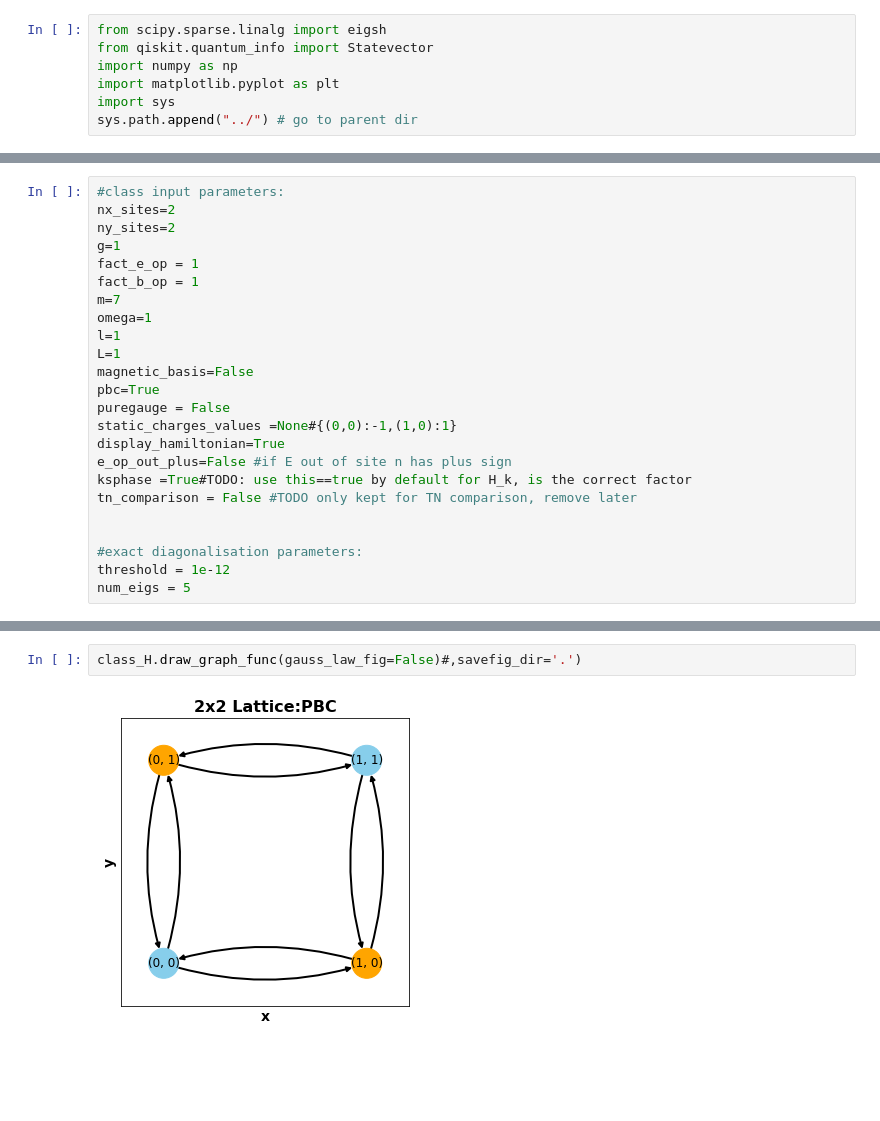
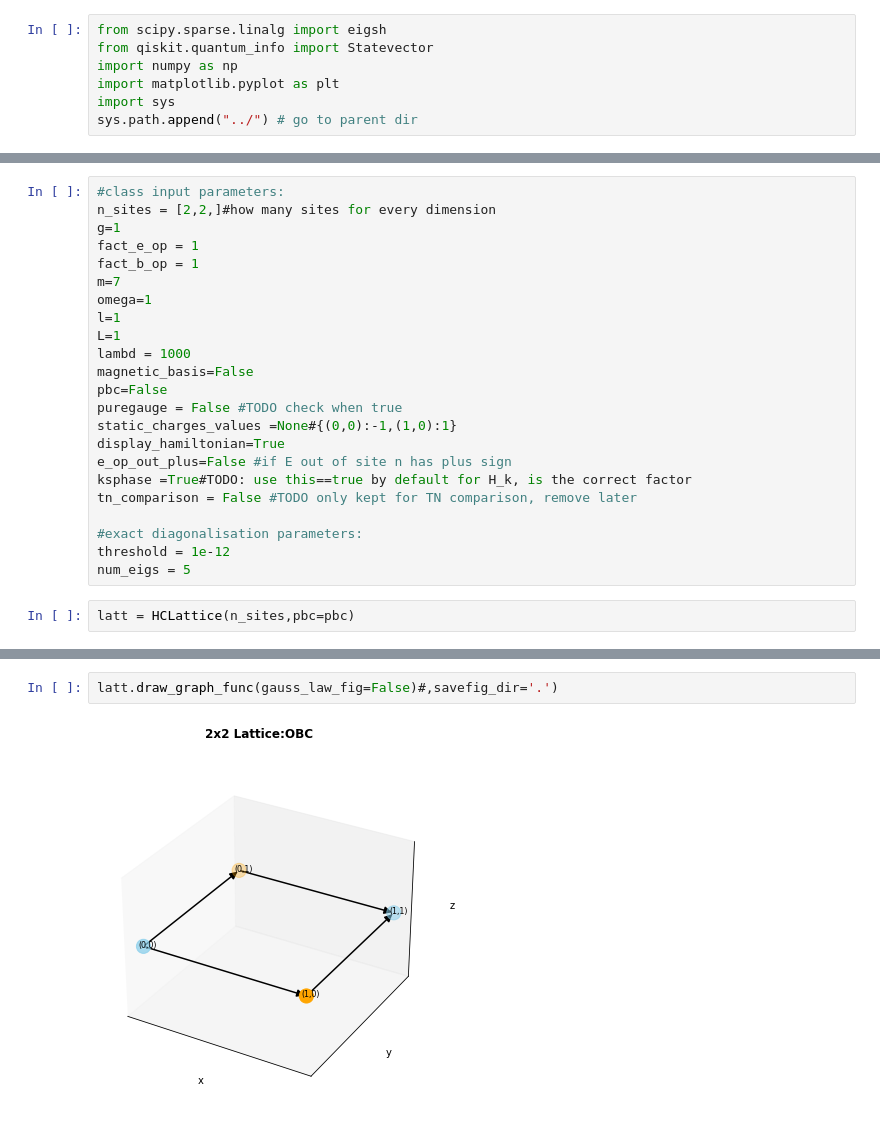
Before and after one commit to ariannacrippa/QC_lattice_H, a Jupyter notebook: notebooks/class_H_QED_test.ipynb, the cells around one changed output, grey strips where cells are left out. Saved outputs shown, nothing was run; the diff lists cells and outputs as text; blank space fills up the shorter version.

```diff
--- a/notebooks/class_H_QED_test.ipynb
+++ b/notebooks/class_H_QED_test.ipynb
@@ -19,7 +20,6 @@ from Hamiltonian_QED import HamiltonianQED
 # %%
 #class input parameters:
-nx_sites=2
-ny_sites=2
+n_sites = [2,2,]#how many sites for every dimension
 g=1
 fact_e_op = 1
 fact_b_op = 1
@@ -27,17 +27,19 @@ m=7
 omega=1
 l=1
 L=1
+lambd = 1000
 magnetic_basis=False
-pbc=True
-puregauge = False
+pbc=False
+puregauge = False #TODO check when true
 static_charges_values =None#{(0,0):-1,(1,0):1}
 display_hamiltonian=True
 e_op_out_plus=False #if E out of site n has plus sign
 ksphase =True#TODO: use this==true by default for H_k, is the correct factor
 tn_comparison = False #TODO only kept for TN comparison, remove later
 
-
 #exact diagonalisation parameters:
 threshold = 1e-12
 num_eigs = 5
+# %%
+latt = HCLattice(n_sites,pbc=pbc)
 # %%
@@ -81,7 +79,7 @@ $\displaystyle H_{K} = \frac{\Omega \left(- \Phi_{2}^{\dagger} U_{01y} \Phi_{1}
 ... (3 outputs left out)
 # %%
-class_H.draw_graph_func(gauss_law_fig=False)#,savefig_dir='.')
+latt.draw_graph_func(gauss_law_fig=False)#,savefig_dir='.')
 # %% [output]
-[figure, old version]
+[figure, new version]
 # %%
 #only dynamical fields after Gauss law applied
```
Also changed, not shown: parts of 8 cells of this notebook.
